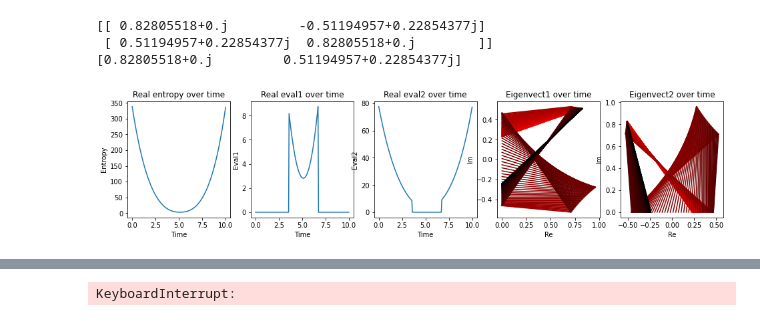
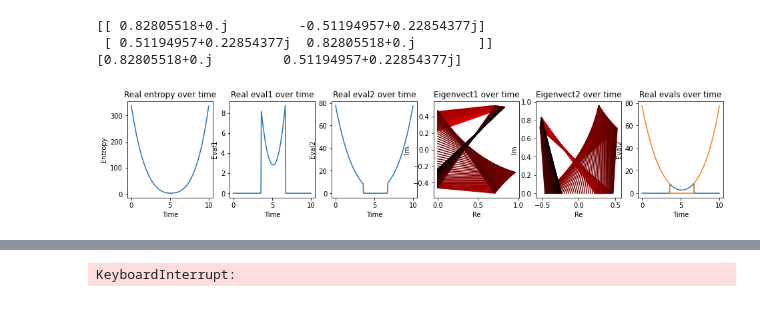
Before and after one commit to ange1a-j14/qbsys, a Jupyter notebook: EntropyMatrixDiag.ipynb, the cells around one changed output, grey strips where cells are left out. Drawn from its saved outputs; the diff is of its cells as text; code cells hidden in the pictures.

Commit message:
Add superposition of eigenvalues graph

```diff
--- a/EntropyMatrixDiag.ipynb
+++ b/EntropyMatrixDiag.ipynb
@@ -137,7 +137,7 @@ evect2 = np.array(evect2)
 # %%
 #np.array(evect1)[:,0]
 # %%
-num_plots = 5
+num_plots = 6
 frame = plt.Figure(figsize=plt.figaspect(1/(num_plots)))
 t_array = np.linspace(0, 10, num=num_ts)
 
@@ -196,31 +196,39 @@ eval2_ax.set_title("Real eval2 over time")
 evect1_ax = frame.add_subplot(1, num_plots, 4)
 evect1_pt1 = evect1[:,0]
 evect1_pt2 = evect1[:,1]
 evect1_pt1_real = [component.real for component in evect1_pt1]
 evect1_pt1_imag = [component.imag for component in evect1_pt1]
 evect1_pt2_real = [component.real for component in evect1_pt2]
 evect1_pt2_imag = [component.imag for component in evect1_pt2]
 #evect1_ax.quiver(evect1_pt1_real, evect1_pt1_imag, t_array, evect1_pt2_real, evect1_pt2_imag, t_array)
 for i in range(num_ts):
     evect1_ax.plot([evect1_pt1_real[i],evect1_pt1_imag[i]], [evect1_pt2_real[i],evect1_pt2_imag[i]], color=(1-0.005*i, 0, 0))
 evect1_ax.set_xlabel("Re")
 evect1_ax.set_ylabel("Im")
 evect1_ax.set_title("Eigenvect1 over time")
 
 #EIGENVECTOR 2 PLOT
 evect2_ax = frame.add_subplot(1, num_plots, 5)
 evect2_pt1 = evect2[:,0]
 evect2_pt2 = evect2[:,1]
 evect2_pt1_real = [component.real for component in evect2_pt1]
 evect2_pt1_imag = [component.imag for component in evect2_pt1]
 evect2_pt2_real = [component.real for component in evect2_pt2]
 evect2_pt2_imag = [component.imag for component in evect2_pt2]
 for i in range(num_ts):
     evect2_ax.plot([evect2_pt1_real[i],evect2_pt1_imag[i]], [evect2_pt2_real[i],evect2_pt2_imag[i]], color=(1-0.005*i, 0, 0))
 evect2_ax.set_xlabel("Re")
 evect2_ax.set_ylabel("Im")
 evect2_ax.set_title("Eigenvect2 over time")
 
+#SUPERIMPOSED 2D PLOT (JUST REAL PART)
+eval12_ax = frame.add_subplot(1, num_plots, 6)
+eval12_ax.plot(t_array, np.array(eval1_x), label='parametric curve')
+eval12_ax.plot(t_array, np.array(eval2_x), label='parametric curve')
+eval12_ax.set_xlabel("Time")
+eval12_ax.set_ylabel("Eval2")
+eval12_ax.set_title("Real evals over time")
+
 frame
 # %% [output]
-[figure, old version]
+[figure, new version]
```
Also changed, not shown: parts of 1 cell of this notebook.
